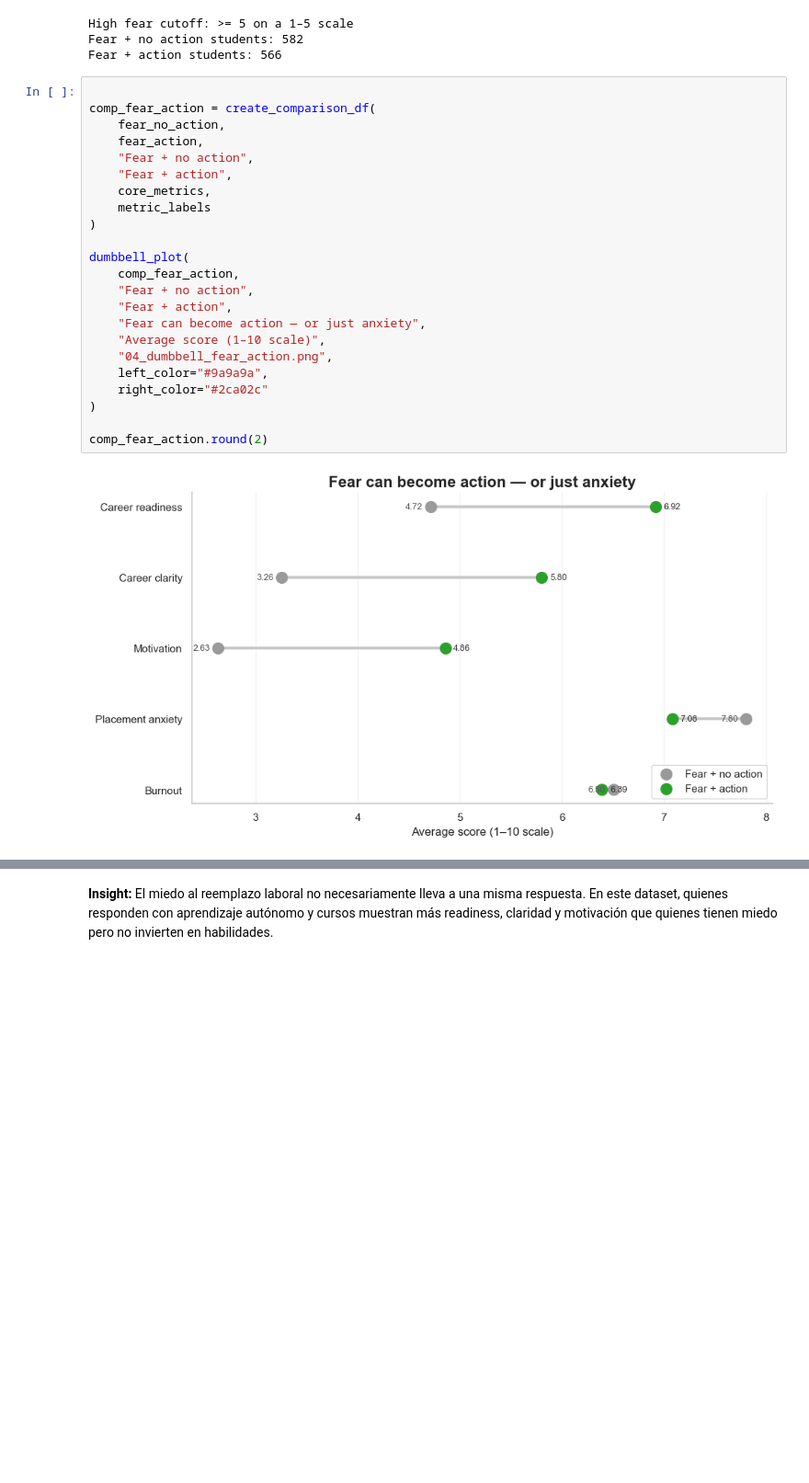
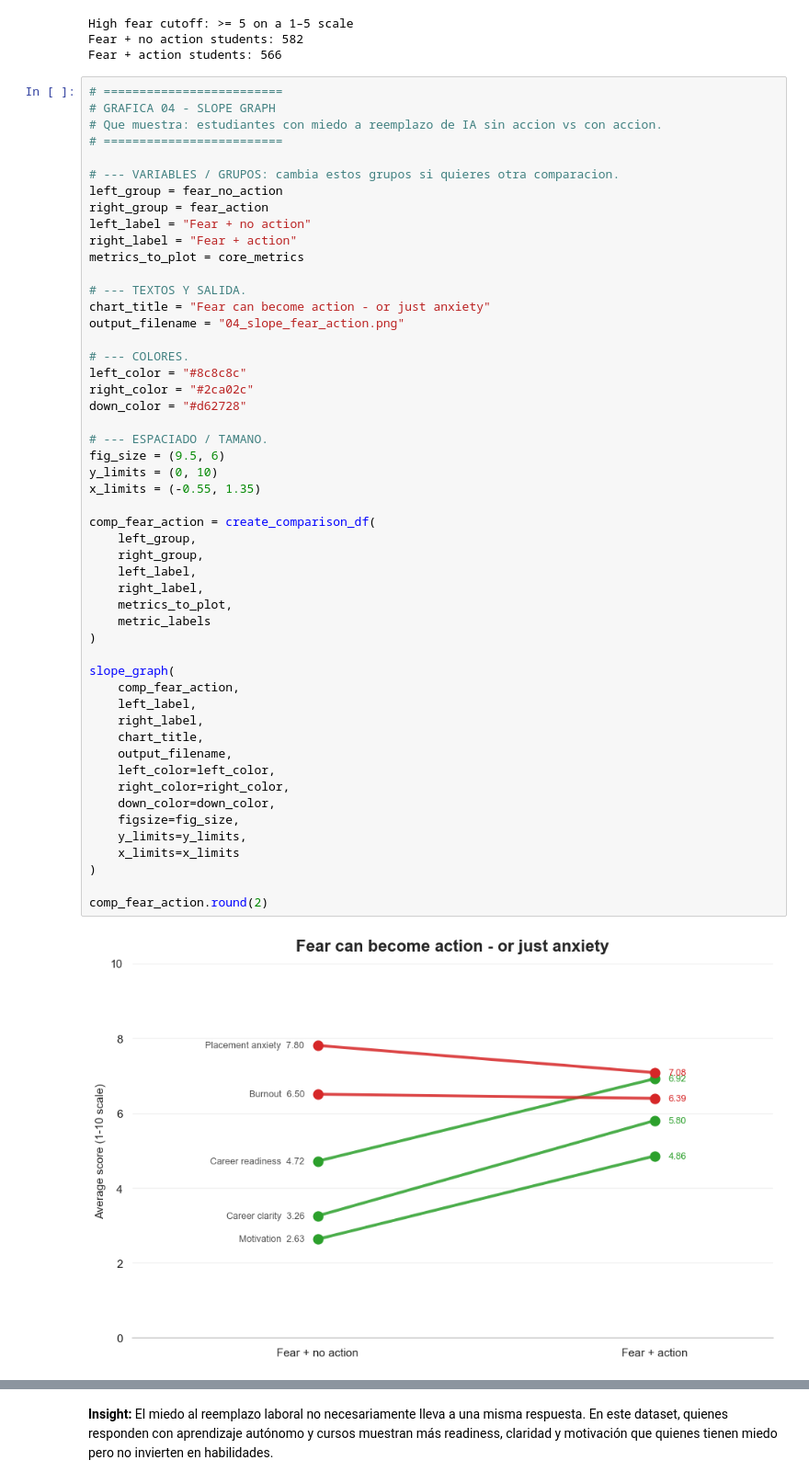
Before and after one commit to David7537/DataVizProject, a Jupyter notebook: EL BUENO.ipynb, the cells around one changed output, grey strips where cells are left out. Shown at 92% size. Saved outputs shown, nothing was run; the diff lists cells and outputs as text; blank space fills up the shorter version.

Commit message:
Cambio en gráficos Line Slope Grapgh

```diff
--- a/EL BUENO.ipynb
+++ b/EL BUENO.ipynb
@@ -339,30 +482,58 @@ High fear cutoff: >= 5 on a 1–5 scale
 Fear + no action students: 582
 Fear + action students: 566
 # %%
+# =========================
+# GRAFICA 04 - SLOPE GRAPH
+# Que muestra: estudiantes con miedo a reemplazo de IA sin accion vs con accion.
+# =========================
+
+# --- VARIABLES / GRUPOS: cambia estos grupos si quieres otra comparacion.
+left_group = fear_no_action
+right_group = fear_action
+left_label = "Fear + no action"
+right_label = "Fear + action"
+metrics_to_plot = core_metrics
+
+# --- TEXTOS Y SALIDA.
+chart_title = "Fear can become action - or just anxiety"
+output_filename = "04_slope_fear_action.png"
+
+# --- COLORES.
+left_color = "#8c8c8c"
+right_color = "#2ca02c"
+down_color = "#d62728"
+
+# --- ESPACIADO / TAMANO.
+fig_size = (9.5, 6)
+y_limits = (0, 10)
+x_limits = (-0.55, 1.35)
 
 comp_fear_action = create_comparison_df(
-    fear_no_action,
-    fear_action,
-    "Fear + no action",
-    "Fear + action",
-    core_metrics,
+    left_group,
+    right_group,
+    left_label,
+    right_label,
+    metrics_to_plot,
     metric_labels
 )
 
-dumbbell_plot(
+slope_graph(
     comp_fear_action,
-    "Fear + no action",
-    "Fear + action",
-    "Fear can become action — or just anxiety",
-    "Average score (1–10 scale)",
-    "04_dumbbell_fear_action.png",
-    left_color="#9a9a9a",
-    right_color="#2ca02c"
+    left_label,
+    right_label,
+    chart_title,
+    output_filename,
+    left_color=left_color,
+    right_color=right_color,
+    down_color=down_color,
+    figsize=fig_size,
+    y_limits=y_limits,
+    x_limits=x_limits
 )
 
 comp_fear_action.round(2)
 # %% [output]
-[figure, old version]
+[figure, new version]
 |  | metric | Fear + no action | Fear + action | difference |
 | 0 | Career readiness | 4.72 | 6.92 | 2.20 |
 | 1 | Career clarity | 3.26 | 5.80 | 2.54 |
```
Also changed, not shown: parts of 7 cells of this notebook.
